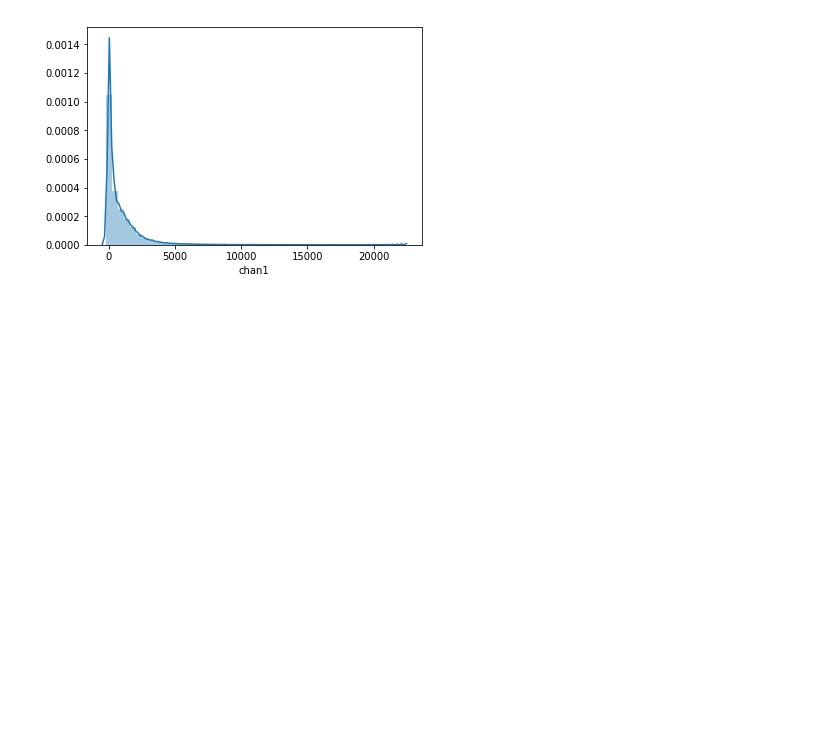
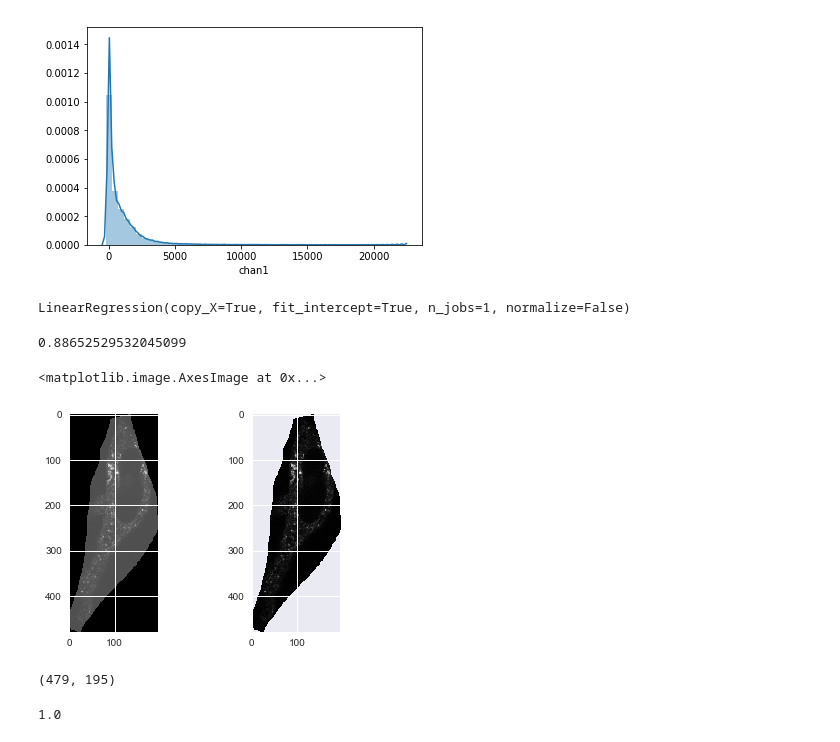
Before and after one commit to plinders/pyColocalizer, a Jupyter notebook: pyColocalizer.ipynb, the cells around one changed output. Cells and saved outputs as stored; diff of their text form; code cells hidden in the pictures; blank space fills up the shorter version.

```diff
--- a/pyColocalizer.ipynb
+++ b/pyColocalizer.ipynb
@@ -62,0 +67,4 @@ sns.distplot(df["chan1"].dropna(), )
+# %%
+lm.fit(X = df["chan1"].dropna().values.reshape(-1, 1), y = df["chan2"].dropna().values.reshape(-1, 1))
+# %% [output]
+LinearRegression(copy_X=True, fit_intercept=True, n_jobs=1, normalize=False)
@@ -62,0 +75,19 @@ sns.distplot(df["chan1"].dropna(), )
+# %%
+r2 = r2_score(df["chan2"].dropna().reshape(-1, 1), y_pred)
+r2
+# %% [output]
+0.88652529532045099
+# %%
+df_norm = pd.DataFrame()
+df_norm["chan1"] = df["chan1"] / np.mean(df["chan1"])
+# %%
+fig, (ax1, ax2) = plt.subplots(ncols = 2)
+ax1.imshow(images[0], cmap = plt.cm.gray)
+ax2.imshow(df_norm["chan1"].values.reshape(479, 195), cmap = plt.cm.gray)
+# %% [output]
+<matplotlib.image.AxesImage at 0x...>
+[figure, added]
+# %%
+images[0].shape
+# %% [output]
+(479, 195)
@@ -62,0 +96,4 @@ sns.distplot(df["chan1"].dropna(), )
+# %%
+df_norm["chan2"].max()
+# %% [output]
+1.0
```
Also changed, not shown: parts of 18 cells of this notebook.
